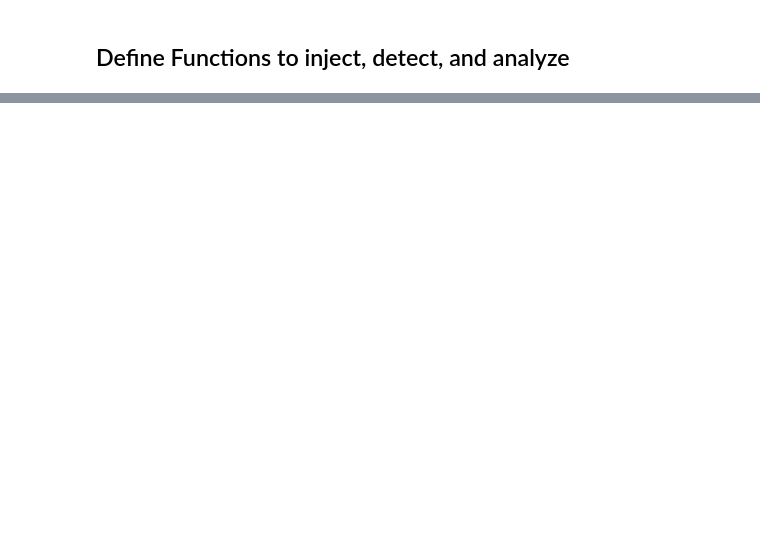
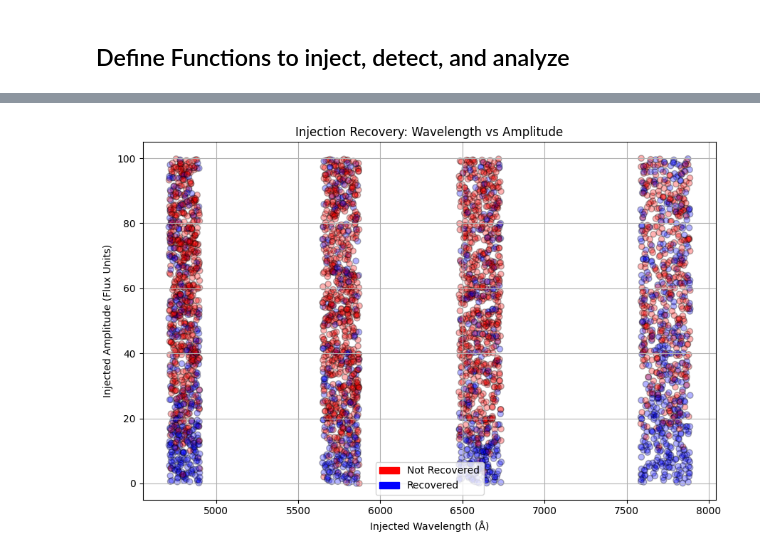
Before and after one commit to eyu22/BL2025, a Jupyter notebook: find_peak_statistics.ipynb, the cells around one changed output, grey strips where cells are left out. Saved outputs shown, nothing was run; the diff lists cells and outputs as text; code cells hidden in the pictures; blank space fills up the shorter version.

```diff
--- a/find_peak_statistics.ipynb
+++ b/find_peak_statistics.ipynb
@@ -249,0 +398,30 @@ def evaluate_detection(injected_wavelengths, detected_wavelengths, threshold_ang
+# %%
+# Create scatter plot: wavelength vs amplitude, colored by recovery status
+colors = np.where(recovered_flags_all, "green", "red")
+labels = np.where(recovered_flags_all, "Recovered", "Missed")
+
+plt.figure(figsize=(9, 6))
+scatter = plt.scatter(
+    injected_wavelengths_all,
+    injected_amplitudes_all,
+    c=recovered_flags_all,
+    cmap="bwr",
+    edgecolor="k",
+    alpha=0.3
+)
+
+plt.xlabel("Injected Wavelength (Å)")
+plt.ylabel("Injected Amplitude (Flux Units)")
+plt.title("Injection Recovery: Wavelength vs Amplitude")
+plt.grid(True)
+plt.tight_layout()
+
+# Custom legend
+from matplotlib.patches import Patch
+plt.legend(handles=[
+    Patch(color="red", label="Not Recovered"),
+    Patch(color="blue", label="Recovered")
+])
+plt.show()
+# %% [output]
+[figure, added]
```
Also changed, not shown: parts of 8 cells of this notebook, 2 other files.
